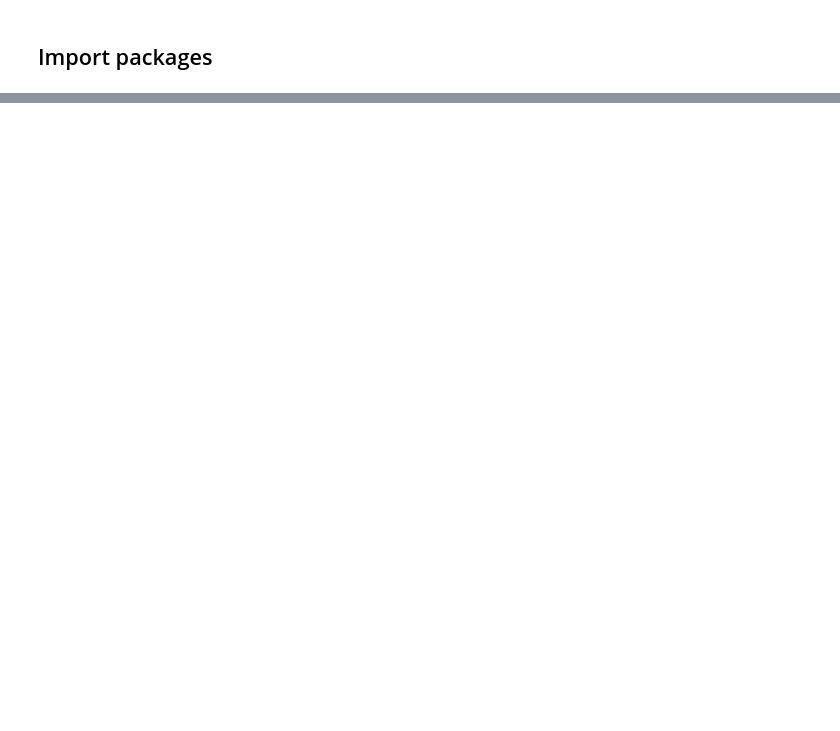
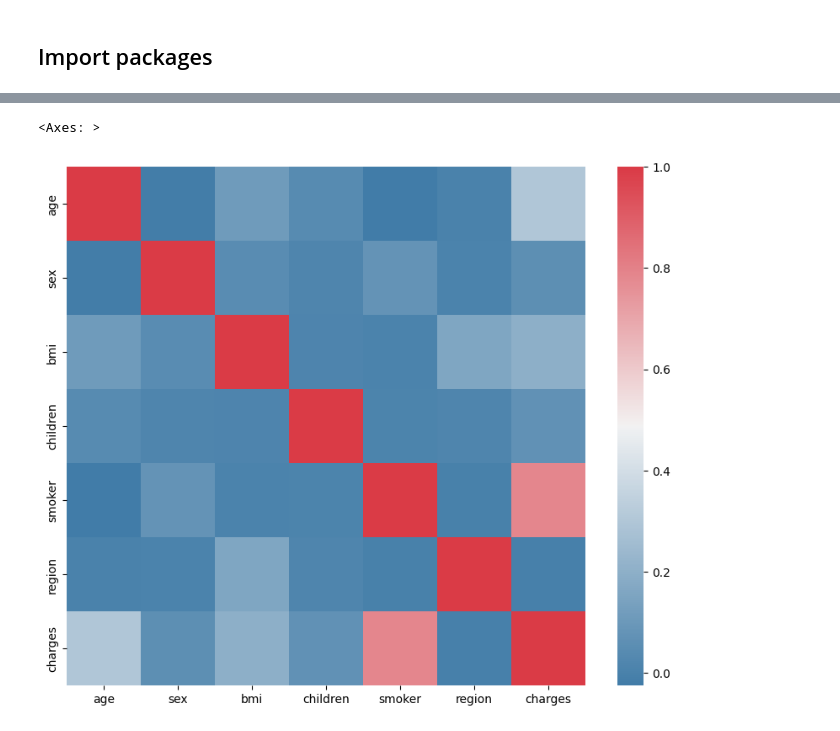
Before and after one commit to lucas6028/machine-learning, a Jupyter notebook: Regression/medical_cost.ipynb, the cells around one changed output, grey strips where cells are left out. Drawn from its saved outputs; the diff is of its cells as text; code cells hidden in the pictures; blank space fills up the shorter version.

```diff
--- a/Regression/medical_cost.ipynb
+++ b/Regression/medical_cost.ipynb
@@ -536,0 +30,6 @@ plot_pred(dv_set, model, device)  # Show prediction on the validation set
+# %%
+# Download latest version
+path = kagglehub.dataset_download("mirichoi0218/insurance")
+
+print("Path to dataset files:", path)
+file_path = path + "/insurance.csv"
@@ -536,0 +40,3 @@ plot_pred(dv_set, model, device)  # Show prediction on the validation set
+# %%
+data = pd.read_csv(file_path)
+data.head()
@@ -536,0 +64,15 @@ plot_pred(dv_set, model, device)  # Show prediction on the validation set
+# %%
+from sklearn.preprocessing import LabelEncoder
+
+# sex
+le = LabelEncoder()
+le.fit(data['sex'].drop_duplicates())
+data['sex'] = le.transform(data['sex'])
+
+# smoker
+le.fit(data['smoker'].drop_duplicates())
+data['smoker'] = le.transform(data['smoker'])
+
+# region
+le.fit(data['region'].drop_duplicates())
+data['region'] = le.transform(data['region'])
@@ -536,0 +108,8 @@ plot_pred(dv_set, model, device)  # Show prediction on the validation set
+# %%
+f, ax = plt.subplots(figsize=(10, 8))
+corr = data.corr()
+sns.heatmap(corr, mask=np.zeros_like(corr, dtype=bool), cmap=sns.diverging_palette(240,10,as_cmap=True),
+            square=True, ax=ax)
+# %% [output]
+<Axes: >
+[figure, added]
```
Also changed, not shown: parts of 72 cells of this notebook.
